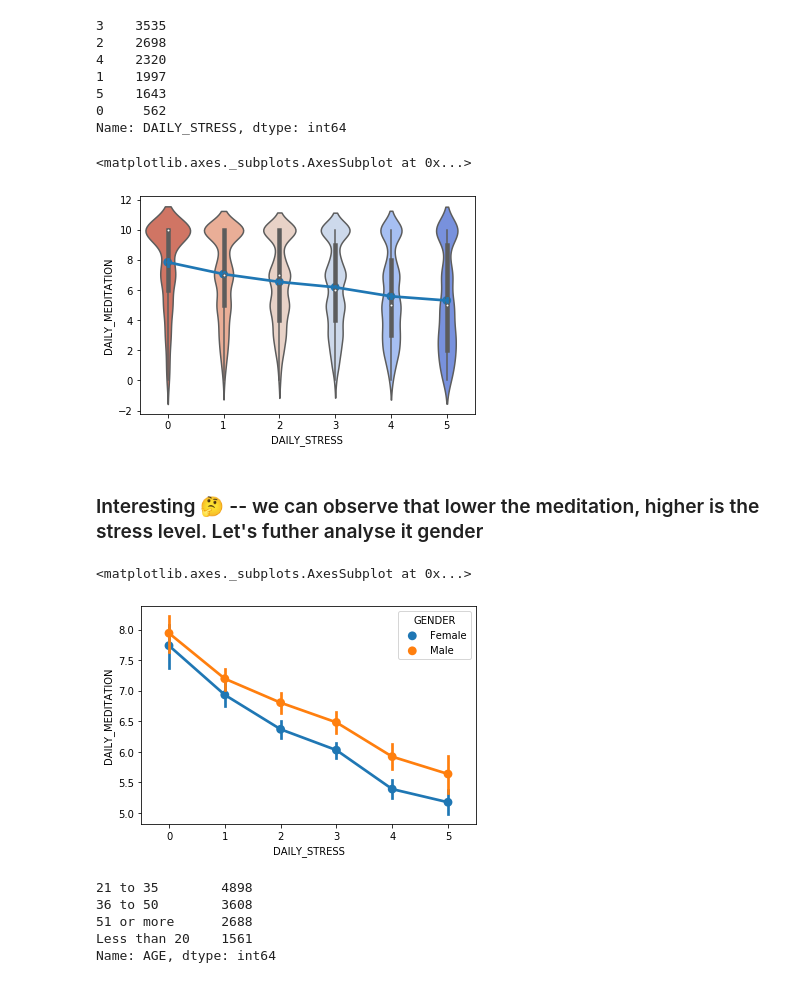
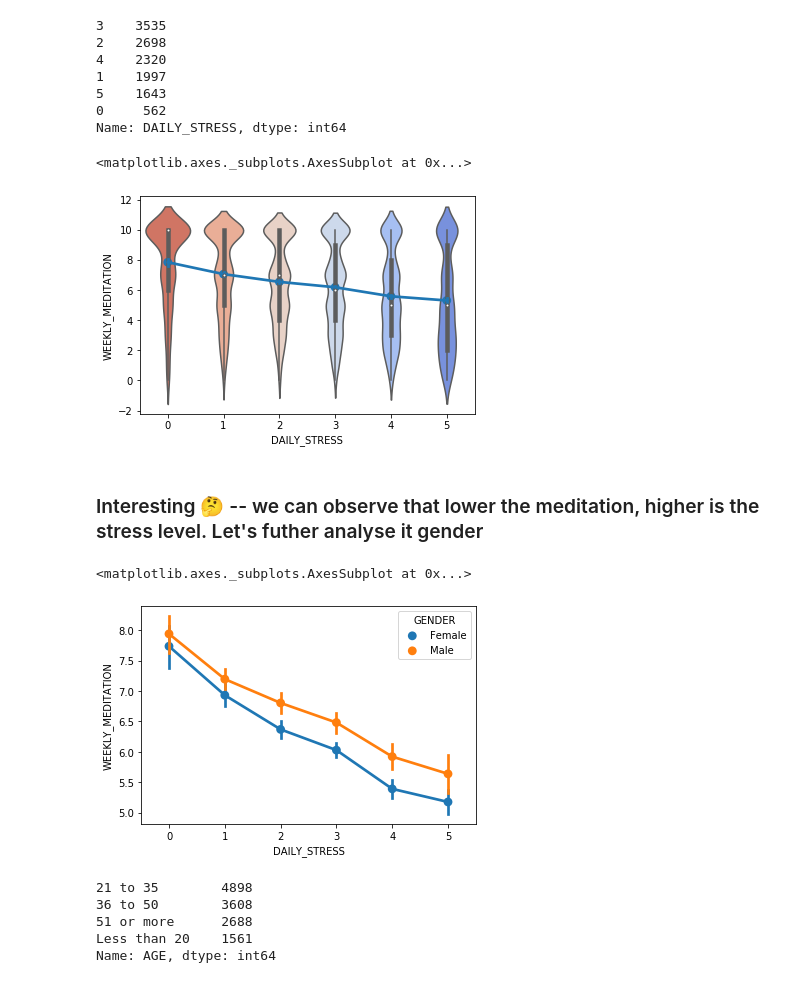
Before and after one commit to khemkaiitr/DSNG, a Jupyter notebook: blog_post/lifestyle_analysis.ipynb, the cells around one changed output. Drawn from its saved outputs; the diff is of its cells as text; code cells hidden in the pictures.

```diff
--- a/blog_post/lifestyle_analysis.ipynb
+++ b/blog_post/lifestyle_analysis.ipynb
@@ -61,3 +61,5 @@ lifestyle_df.describe()
 | 50% | 3.000000 | 5.000000 | 5.000000 | 5.000000 | 6.000000 | 3.000000 | 3.000000 | ... |
 | 75% | 4.000000 | 8.000000 | 8.000000 | 10.000000 | 10.000000 | 6.000000 | 5.000000 | ... |
 | max | 5.000000 | 10.000000 | 10.000000 | 10.000000 | 10.000000 | 10.000000 | 5.000000 | ... |
+# %%
+lifestyle_df.rename(columns={"DAILY_MEDITATION": "WEEKLY_MEDITATION"}, inplace=True)
@@ -88,18 +102,18 @@ Name: DAILY_STRESS, dtype: int64
 # %%
 lifestyle_df['DAILY_STRESS']=pd.to_numeric(lifestyle_df['DAILY_STRESS'],errors = 'coerce')
 # %%
-sns.violinplot(x='DAILY_STRESS', y='DAILY_MEDITATION', data=lifestyle_df, palette='coolwarm_r')
-sns.pointplot(x='DAILY_STRESS', y='DAILY_MEDITATION', data=lifestyle_df)
+ax = sns.violinplot(x='DAILY_STRESS', y='WEEKLY_MEDITATION', data=lifestyle_df, palette='coolwarm_r')
+sns.pointplot(x='DAILY_STRESS', y='WEEKLY_MEDITATION', data=lifestyle_df)
 # %% [output]
 <matplotlib.axes._subplots.AxesSubplot at 0x...>
-[figure, old version]
+[figure, new version]
 # %% [markdown]
 ### Interesting 🤔 -- we can observe that lower the meditation, higher is the stress level. Let's futher analyse it gender
 # %%
-sns.pointplot(x="DAILY_STRESS", y="DAILY_MEDITATION", hue="GENDER", data=lifestyle_df)
+sns.pointplot(x="DAILY_STRESS", y="WEEKLY_MEDITATION", hue="GENDER", data=lifestyle_df)
 # %% [output]
 <matplotlib.axes._subplots.AxesSubplot at 0x...>
-[figure, old version]
+[figure, new version]
 # %%
 lifestyle_df.AGE.value_counts()
 # %% [output]
```
Also changed, not shown: parts of 9 cells of this notebook, 7 other files.
